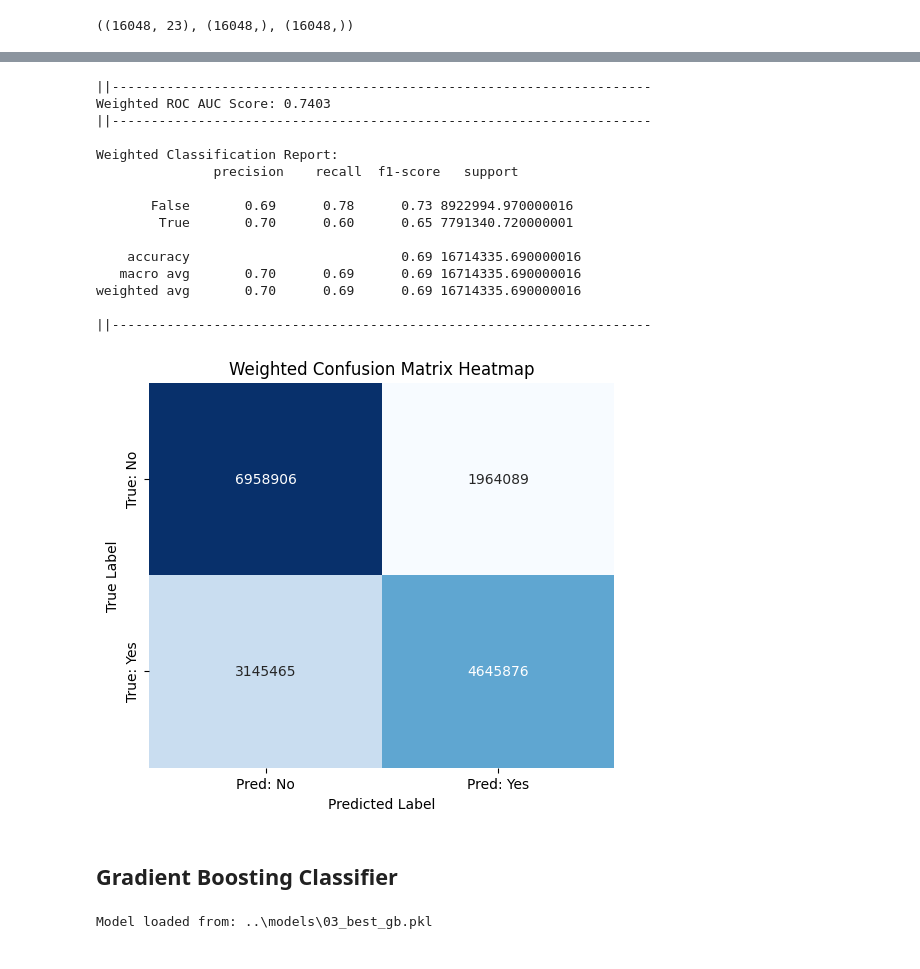
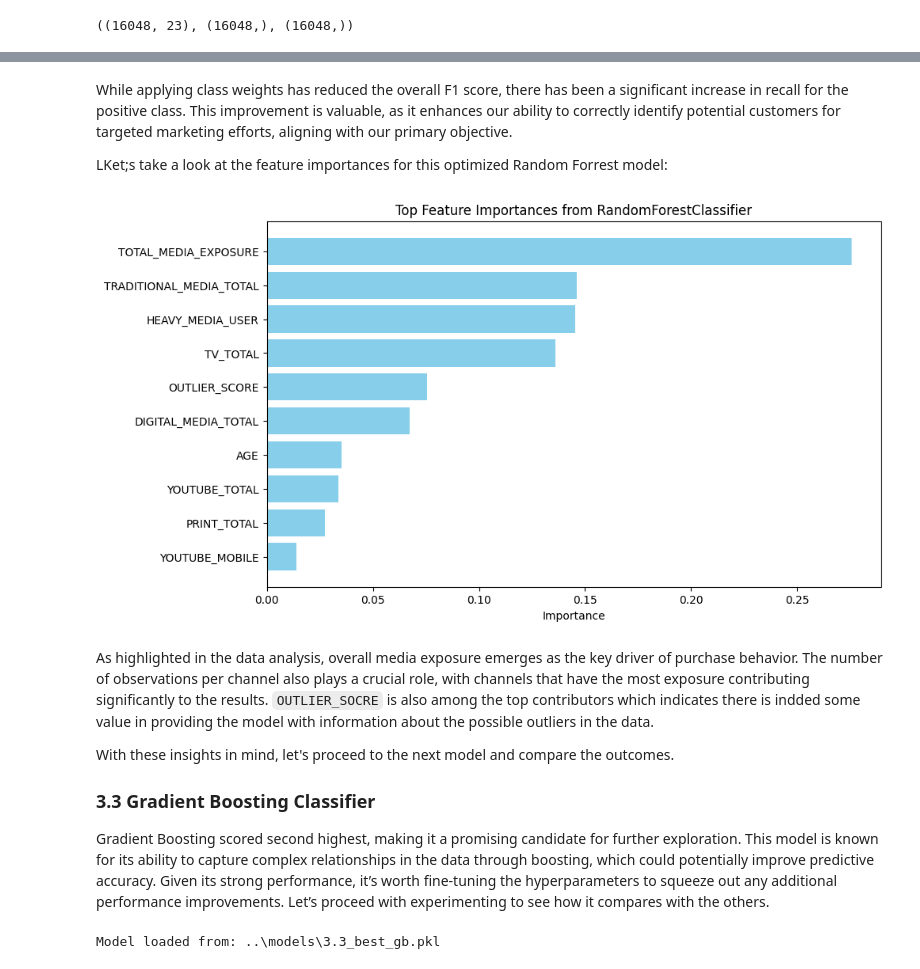
Before and after one commit to JustaKris/XYZ-Marketing-Campaign, a Jupyter notebook: notebooks/04_XYZ_campaign_predictive_modeling.ipynb, the cells around one changed output, grey strips where cells are left out. Saved outputs shown, nothing was run; the diff lists cells and outputs as text; code cells hidden in the pictures.

```diff
--- a/notebooks/04_XYZ_campaign_predictive_modeling.ipynb
+++ b/notebooks/04_XYZ_campaign_predictive_modeling.ipynb
@@ -342,37 +385,0 @@ The addition of sample weights has decreased the score
-# %%
-# Define hyperparameter grid for tuning
-param_grid = {
-    'max_iter' : [4, 10, 50, 100],
-    'C': [0.01, 0.1, 1, 10, 100],  # Regularization strength
-    'solver': ['liblinear', 'saga'],  # Optimizer
-    'penalty': ['l1', 'l2'],  # Regularization type
-}
-
-# Initialize GridSearchCV
-grid_search = GridSearchCV(
-    estimator=lr,
-    param_grid=param_grid,
-    scoring=METRIC,  # Use ROC AUC as the evaluation metric
-    cv=5,  # 5-fold cross-validation
-    n_jobs=-1,  # Use all available processors
-)
-
-# Fit the model using training data and sample weights
-grid_search.fit(X_train_scaled, y_train, sample_weight=w_train)
-
-# Get the best model from GridSearchCV
-best_lr = grid_search.best_estimator_
-
-# Predict probabilities (probability of Purchase = 1) on test set
-y_pred_proba = best_lr.predict_proba(X_test_scaled)[:, 1]
-
-# # Evaluate the best model using ROC AUC score
-# roc_auc = roc_auc_score(y_test, y_pred_proba, sample_weight=w_test)
-# print("Best Model ROC AUC Score:", roc_auc)
-
-# Evaluate model using weighted accuracy
-weighted_accuracy = accuracy_score(y_test, y_pred, sample_weight=w_test)
-print(f"Weighted Accuracy: {weighted_accuracy}")
-
-# Display best hyperparameters found by GridSearchCV
-print("Best Hyperparameters:", grid_search.best_params_)
@@ -564,26 +491,21 @@ KeyboardInterrupt:
-# %%
-evaluate_model_performance(best_rf_selected, X_test_scaled_selected, y_test, w_test)
-# %% [output]
-||---------------------------------------------------------------------
-Weighted ROC AUC Score: 0.7403
-||---------------------------------------------------------------------
-
-Weighted Classification Report:
-               precision    recall  f1-score   support
-
-       False       0.69      0.78      0.73 8922994.970000016
-        True       0.70      0.60      0.65 7791340.720000001
-
-    accuracy                           0.69 16714335.690000016
-   macro avg       0.70      0.69      0.69 16714335.690000016
-weighted avg       0.70      0.69      0.69 16714335.690000016
-
-||---------------------------------------------------------------------
-[figure, removed]
-# %% [markdown]
-## Gradient Boosting Classifier
+# %% [markdown]
+While applying class weights has reduced the overall F1 score, there has been a significant increase in recall for the positive class. This improvement is valuable, as it enhances our ability to correctly identify potential customers for targeted marketing efforts, aligning with our primary objective.
+
+LKet;s take a look at the feature importances for this optimized Random Forrest model:
+# %%
+display_feature_importances(best_rf, X_train_scaled)
+# %% [output]
+[figure, added]
+# %% [markdown]
+As highlighted in the data analysis, overall media exposure emerges as the key driver of purchase behavior. The number of observations per channel also plays a crucial role, with channels that have the most exposure contributing significantly to the results. `OUTLIER_SOCRE` is also among the top contributors which indicates there is indded some value in providing the model with information about the possible outliers in the data.
+
+With these insights in mind, let's proceed to the next model and compare the outcomes.
+
+### 3.3 Gradient Boosting Classifier
+
+Gradient Boosting scored second highest, making it a promising candidate for further exploration. This model is known for its ability to capture complex relationships in the data through boosting, which could potentially improve predictive accuracy. Given its strong performance, it’s worth fine-tuning the hyperparameters to squeeze out any additional performance improvements. Let’s proceed with experimenting to see how it compares with the others.
 # %%
-best_gb = load_model("03_best_gb.pkl")
+best_gb = load_model("3.3_best_gb.pkl")
 # %% [output]
-Model loaded from: ..\models\03_best_gb.pkl
+Model loaded from: ..\models\3.3_best_gb.pkl
 # %%
```
Also changed, not shown: parts of 65 cells of this notebook, 10 other files.
